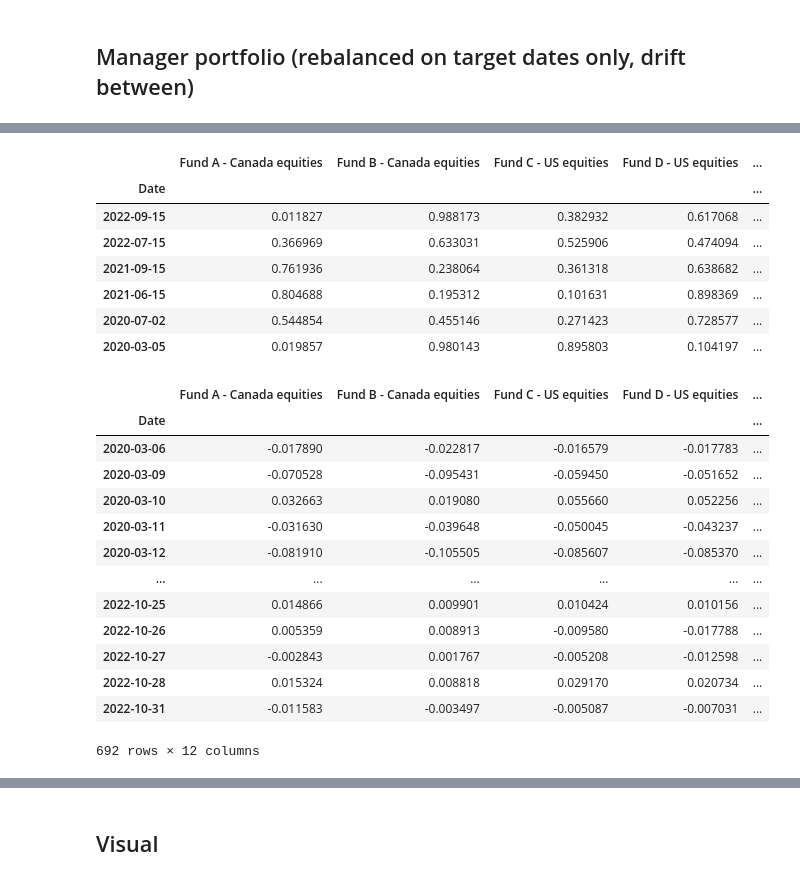
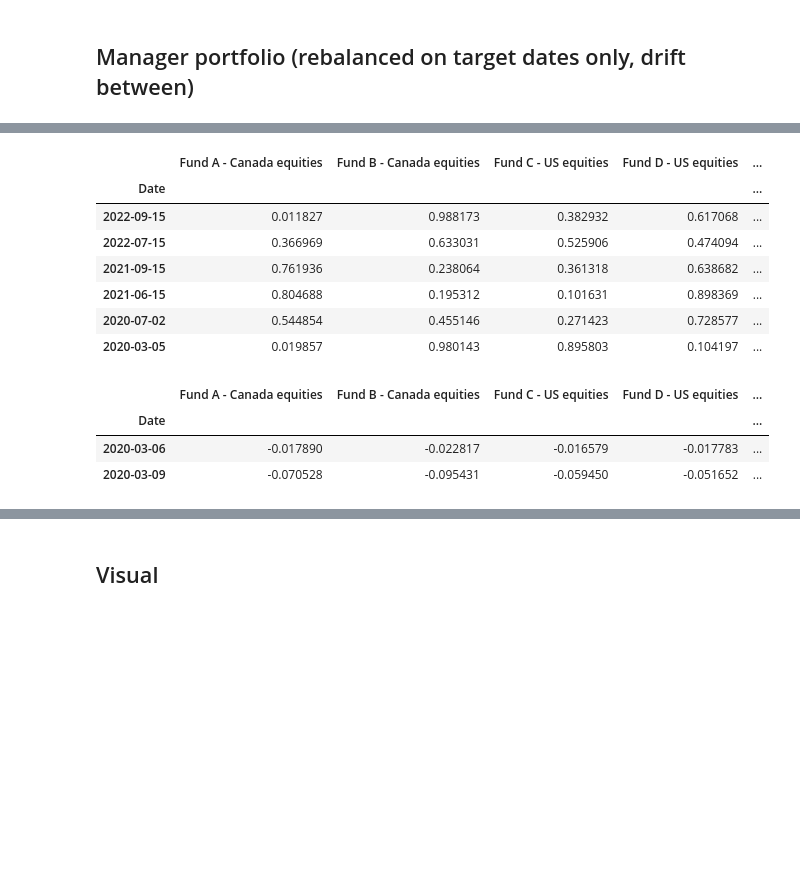
Before and after one commit to jcbusque/Test_BNI, a Jupyter notebook: BNI_JCB.ipynb, the cells around one changed output, grey strips where cells are left out. Cells and saved outputs as stored; diff of their text form; code cells hidden in the pictures; blank space fills up the shorter version.

```diff
--- a/BNI_JCB.ipynb
+++ b/BNI_JCB.ipynb
@@ -30,12 +30,11 @@ import plotly.express as px
 ## Variables de base
 # %%
 #Path dans lequel les input et output du code se prennent/sauvegardent
-base_path = '/Users/JC/Documents/Python/'
-base_path_in = base_path+"input/"
-base_path_out = base_path+"output/"
+base_path = ''
+base_path_out = base_path+"output_"
 # %%
 #input des données
-in_data = pd.read_excel(base_path_in+'Technical Test - Portfolio Attribution.xlsm', sheet_name=['Benchmark Weights', 'SAA Weights', 'Manager Weights', 'Returns'], header=0)
+in_data = pd.read_excel(base_path+'Technical Test - Portfolio Attribution.xlsm', sheet_name=['Benchmark Weights', 'SAA Weights', 'Manager Weights', 'Returns'], header=0)
 # %%
 #Séparation des données par feuilles
 in_bmk_weights = in_data.get('Benchmark Weights')
@@ -591,32 +590,22 @@ display(manager_saa_ret_series)
 #Optique: Laisser les % évoluer dans le temps et les replacer selon les deux niveaux aux dates précises
 #Réalisation en terme de $
 # %%
-display(saa_w_drift, manager_w_drift, ret_w_drift)
+display(saa_w_drift, manager_w_drift, ret_w_drift.head(2))
 # %% [output]
 |  | IDX - Canada equities | IDX - US equities | IDX - EAFE equities | IDX - EM equities | IDX - Canada Broad FI | ... |
 | Date |  |  |  |  |  | ... |
 | 2022-07-15 | 0.22 | 0.22 | 0.13 | 0.07 | 0.3 | ... |
 | 2021-06-15 | 0.23 | 0.19 | 0.12 | 0.06 | 0.35 | ... |
 | 2020-03-05 | 0.21 | 0.21 | 0.12 | 0.06 | 0.35 | ... |
 |  | Fund A - Canada equities | Fund B - Canada equities | Fund C - US equities | Fund D - US equities | ... |
 | Date |  |  |  |  | ... |
 | 2022-09-15 | 0.011827 | 0.988173 | 0.382932 | 0.617068 | ... |
 | 2022-07-15 | 0.366969 | 0.633031 | 0.525906 | 0.474094 | ... |
 | 2021-09-15 | 0.761936 | 0.238064 | 0.361318 | 0.638682 | ... |
 | 2021-06-15 | 0.804688 | 0.195312 | 0.101631 | 0.898369 | ... |
 | 2020-07-02 | 0.544854 | 0.455146 | 0.271423 | 0.728577 | ... |
 | 2020-03-05 | 0.019857 | 0.980143 | 0.895803 | 0.104197 | ... |
 |  | Fund A - Canada equities | Fund B - Canada equities | Fund C - US equities | Fund D - US equities | ... |
 | Date |  |  |  |  | ... |
 | 2020-03-06 | -0.017890 | -0.022817 | -0.016579 | -0.017783 | ... |
 | 2020-03-09 | -0.070528 | -0.095431 | -0.059450 | -0.051652 | ... |
-| 2020-03-10 | 0.032663 | 0.019080 | 0.055660 | 0.052256 | ... |
-| 2020-03-11 | -0.031630 | -0.039648 | -0.050045 | -0.043237 | ... |
-| 2020-03-12 | -0.081910 | -0.105505 | -0.085607 | -0.085370 | ... |
-| ... | ... | ... | ... | ... | ... |
-| 2022-10-25 | 0.014866 | 0.009901 | 0.010424 | 0.010156 | ... |
-| 2022-10-26 | 0.005359 | 0.008913 | -0.009580 | -0.017788 | ... |
-| 2022-10-27 | -0.002843 | 0.001767 | -0.005208 | -0.012598 | ... |
-| 2022-10-28 | 0.015324 | 0.008818 | 0.029170 | 0.020734 | ... |
-| 2022-10-31 | -0.011583 | -0.003497 | -0.005087 | -0.007031 | ... |
-692 rows × 12 columns
```
Also changed, not shown: parts of 6 cells of this notebook.
